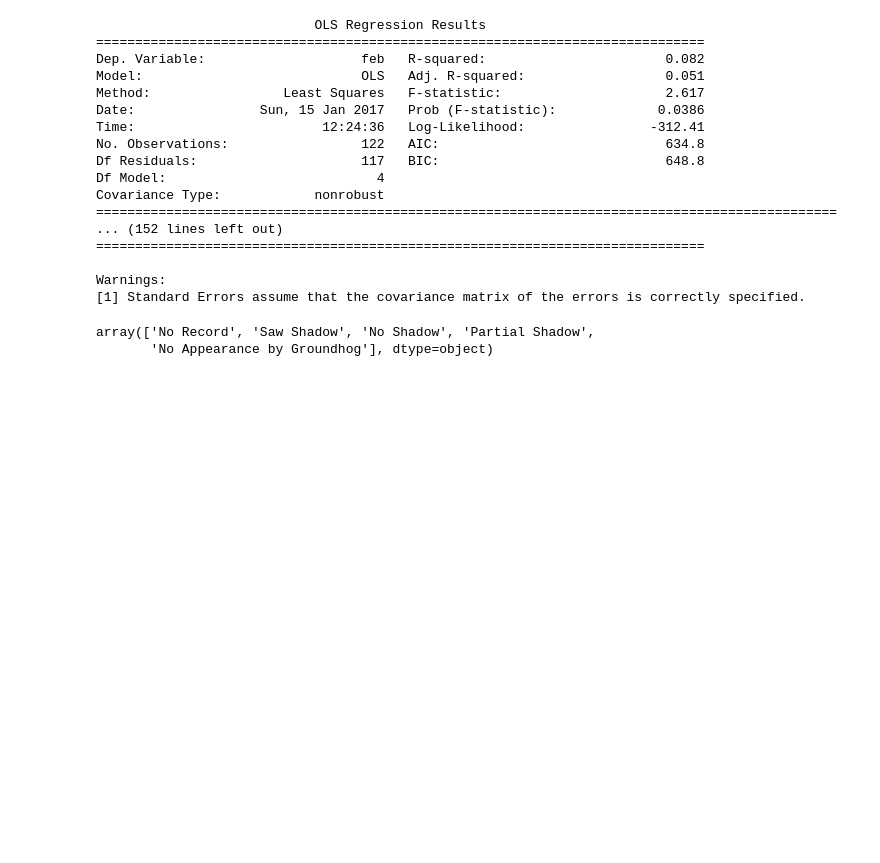
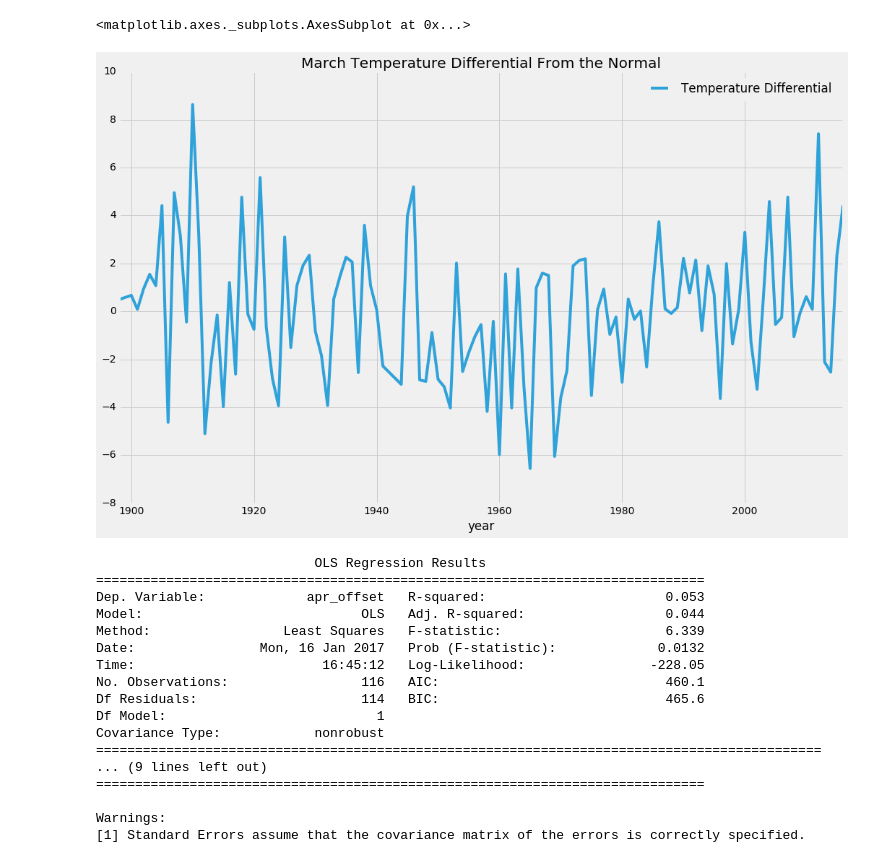
Before and after one commit to docmarionum1/Groundhog-Day, a Jupyter notebook: Groundhog Day.ipynb, the cells around one changed output. Cells and saved outputs as stored; diff of their text form; code cells hidden in the pictures; blank space fills up the shorter version.

```diff
--- a/Groundhog Day.ipynb
+++ b/Groundhog Day.ipynb
@@ -7,8 +3,14 @@ Include as much of the other hogs as possible and see if they're at all accurate
 # %%
+# Import pandas and numpy
 import pandas as pd
+import numpy as np
 
 # Import the statsmodels API
 import statsmodels.api as sm
 
 # Import the statsmodels formula API
 import statsmodels.formula.api as smf
+
+# Styling
+import matplotlib.pyplot as plt
+plt.style.use('fivethirtyeight')
@@ -34,0 +17,31 @@ df.head()
+# %%
+df = pd.read_csv('phil.csv')
+
+# We only care about years where we have a result.
+df.loc[df['result'] == 'Saw Shadow', 'result'] = '6 more weeks of winter'
+df.loc[df['result'] == 'No Shadow', 'result'] = 'Early spring'
+df = df[(df['result'] == '6 more weeks of winter') | (df['result'] == 'Early spring')]
+
+# Add the temperature data into the DataFrame
+for i in ['feb', 'mar', 'apr', 'febmar', 'marapr', 'febmarapr']:
+    temp = pd.read_csv('%s.csv' % i)
+    temp['year'] = temp['Date'].astype(str).str.slice(0,4).astype(int)
+    temp[i] = temp['Value']
+    df = df.merge(temp[['year', i]], on='year')
+    #temp.head()
+
+# Create an offset for the year, so 1898 is 0, 1899 is 1 and so on
+df['year_offset'] = df['year'] - df['year'].min() + 1
+
+# Take out the effect of global warming and the baseline temperature, so we're just left with an offset from 0.
+# Negative numbers mean it's colder than average, positive means it's warmer.
+for i in ['feb', 'mar', 'apr', 'febmar', 'marapr', 'febmarapr']:
+    mod = smf.ols(formula='%s ~ year_offset' % i, data = df).fit()
+
+    df['%s_offset' % i] = df[i] - (mod.params[0] + df['year_offset']*mod.params[1])
+
+    # Assign a class. 1 = 6 more weeks of winter, 2 = early spring
+    df['%s_class' % i] = 1
+    df.loc[df['%s_offset' % i] > 0, '%s_class' % i] = 2
+
+df.head()
@@ -35,30 +70,37 @@ df.head()
+# %%
+# Plot calculated offsets
+
+figure, ax = plt.subplots(figsize=(16,10))
+
+df.plot('year', 'mar_offset', title='March Temperature Differential From the Normal', ax=ax, label='Temperature Differential')
+# %% [output]
+<matplotlib.axes._subplots.AxesSubplot at 0x...>
+[figure, added]
 # %%
+# Run OLS regression to see if Phil's predictions are ever statistically significant:
+
 for i in ['feb', 'mar', 'apr', 'febmar', 'marapr', 'febmarapr']:
     # Run regression.  Note the call to `fit()` after the call to `ols`.
-    mod = smf.ols(formula='%s ~ C(result)' % i, data = df).fit()
+    mod = smf.ols(formula='%s_offset ~ C(result)' % i, data = df).fit()
 
-    # Print the regression results
-    print(mod.summary())
+    # Print the regression results if significant
+    if mod.pvalues[1] <= .05:
+        print(mod.summary())
 # %% [output]
                             OLS Regression Results
 ==============================================================================
-Dep. Variable:                    feb   R-squared:                       0.082
-Model:                            OLS   Adj. R-squared:                  0.051
-Method:                 Least Squares   F-statistic:                     2.617
-Date:                Sun, 15 Jan 2017   Prob (F-statistic):             0.0386
-Time:                        12:24:36   Log-Likelihood:                -312.41
-No. Observations:                 122   AIC:                             634.8
-Df Residuals:                     117   BIC:                             648.8
-Df Model:                           4
+Dep. Variable:             apr_offset   R-squared:                       0.053
+Model:                            OLS   Adj. R-squared:                  0.044
+Method:                 Least Squares   F-statistic:                     6.339
+Date:                Mon, 16 Jan 2017   Prob (F-statistic):             0.0132
+Time:                        16:45:12   Log-Likelihood:                -228.05
+No. Observations:                 116   AIC:                             460.1
+Df Residuals:                     114   BIC:                             465.6
+Df Model:                           1
 Covariance Type:            nonrobust
-===============================================================================================
-... (152 lines left out)
+=============================================================================================
+... (9 lines left out)
 ==============================================================================
 
 Warnings:
 [1] Standard Errors assume that the covariance matrix of the errors is correctly specified.
-# %%
-df['result'].unique()
-# %% [output]
-array(['No Record', 'Saw Shadow', 'No Shadow', 'Partial Shadow',
-       'No Appearance by Groundhog'], dtype=object)
```
Also changed, not shown: parts of 17 cells of this notebook, 1 other file.
